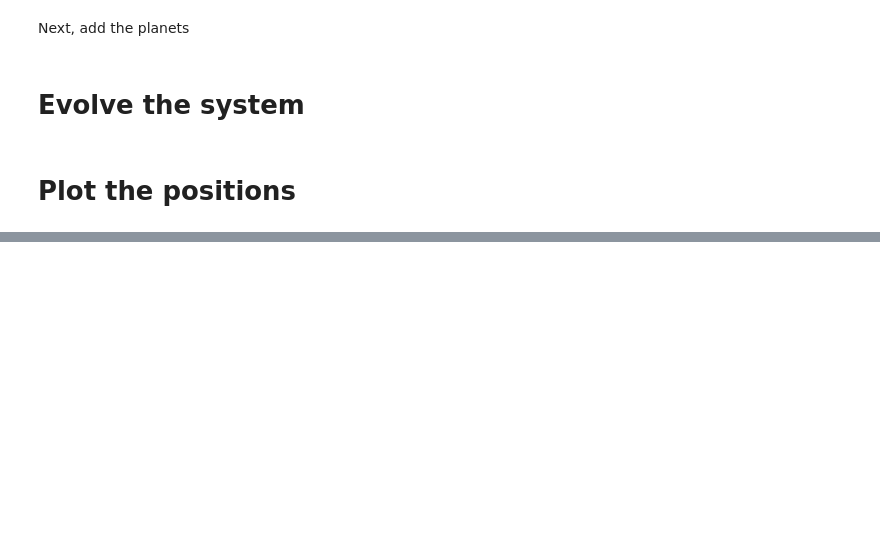
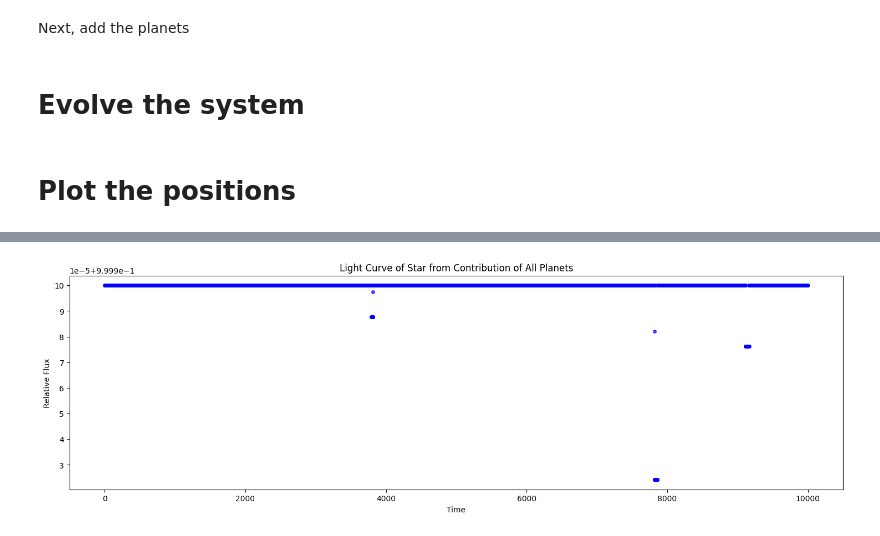
Before and after one commit to dccdoshi/Project_PHYS512, a Jupyter notebook: Base.ipynb, the cells around one changed output, grey strips where cells are left out. Cells and saved outputs as stored; diff of their text form; code cells hidden in the pictures; blank space fills up the shorter version.

```diff
--- a/Base.ipynb
+++ b/Base.ipynb
@@ -81,0 +108,5 @@ plt.legend()
+# %%
+fig = LC.plot_total_lc(objects,sizex=18,sizy=5,start=50000,end=60000)
+plt.show()
+# %% [output]
+[figure, added]
```
Also changed, not shown: parts of 8 cells of this notebook, 1 other file.
